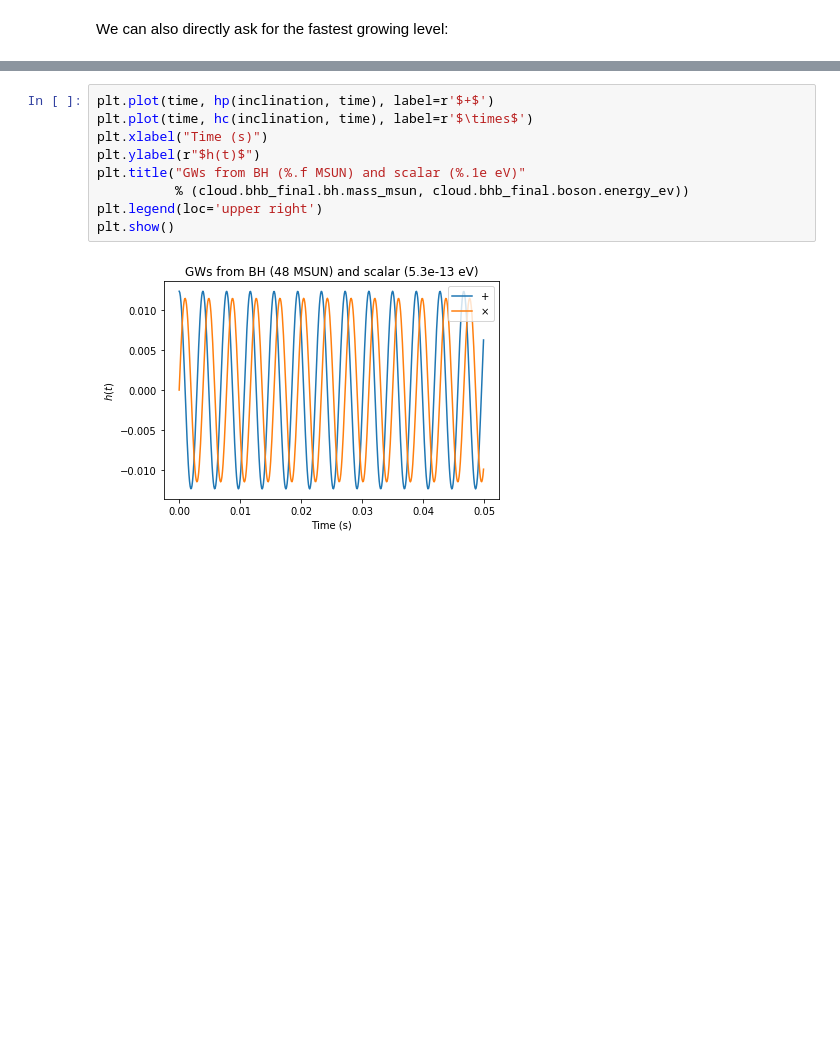
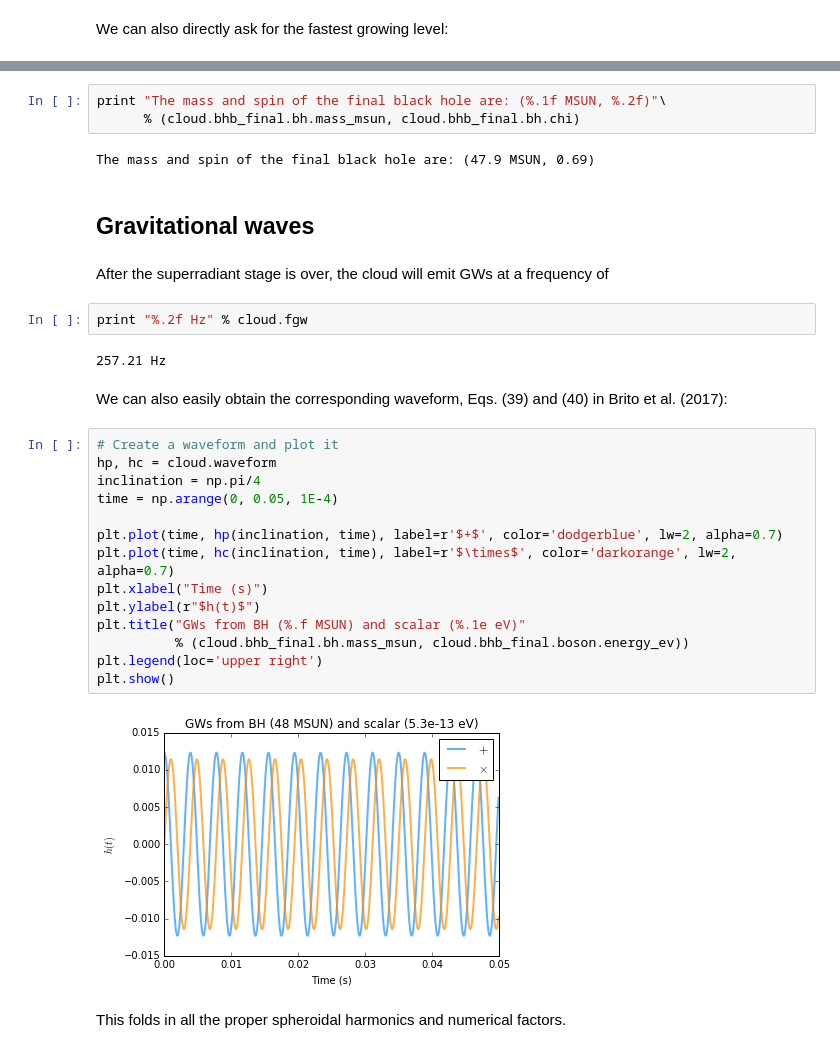
Before and after one commit to maxisi/gwaxion, a Jupyter notebook: examples/gwaxion_example.ipynb, the cells around one changed output, grey strips where cells are left out. Cells and saved outputs as stored; diff of their text form; blank space fills up the shorter version.

```diff
--- a/examples/gwaxion_example.ipynb
+++ b/examples/gwaxion_example.ipynb
@@ -133,11 +123,33 @@ The cloud will produce GWs at 257.21 Hz
+# %%
+print "The mass and spin of the final black hole are: (%.1f MSUN, %.2f)"\
+      % (cloud.bhb_final.bh.mass_msun, cloud.bhb_final.bh.chi)
+# %% [output]
+The mass and spin of the final black hole are: (47.9 MSUN, 0.69)
+# %% [markdown]
+## Gravitational waves
+# %% [markdown]
+After the superradiant stage is over, the cloud will emit GWs at a frequency of
+# %%
+print "%.2f Hz" % cloud.fgw
+# %% [output]
+257.21 Hz
+# %% [markdown]
+We can also easily obtain the corresponding waveform, Eqs. (39) and (40) in Brito et al. (2017):
 # %%
-plt.plot(time, hp(inclination, time), label=r'$+$')
-plt.plot(time, hc(inclination, time), label=r'$\times$')
+# Create a waveform and plot it
+hp, hc = cloud.waveform
+inclination = np.pi/4
+time = np.arange(0, 0.05, 1E-4)
+
+plt.plot(time, hp(inclination, time), label=r'$+$', color='dodgerblue', lw=2, alpha=0.7)
+plt.plot(time, hc(inclination, time), label=r'$\times$', color='darkorange', lw=2, alpha=0.7)
 plt.xlabel("Time (s)")
 plt.ylabel(r"$h(t)$")
 plt.title("GWs from BH (%.f MSUN) and scalar (%.1e eV)"
           % (cloud.bhb_final.bh.mass_msun, cloud.bhb_final.boson.energy_ev))
 plt.legend(loc='upper right')
 plt.show()
 # %% [output]
-[figure, old version]
+[figure, new version]
+# %% [markdown]
+This folds in all the proper spheroidal harmonics and numerical factors.
```
Also changed, not shown: parts of 25 cells of this notebook.
